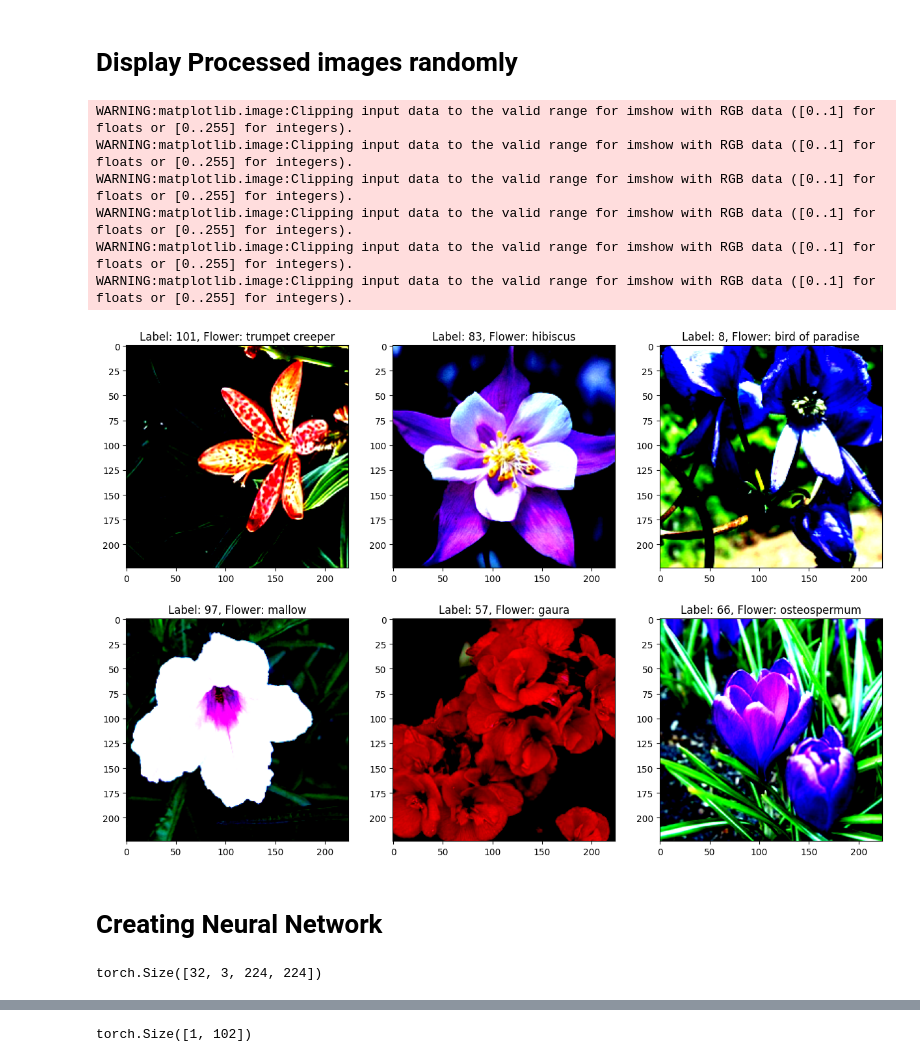
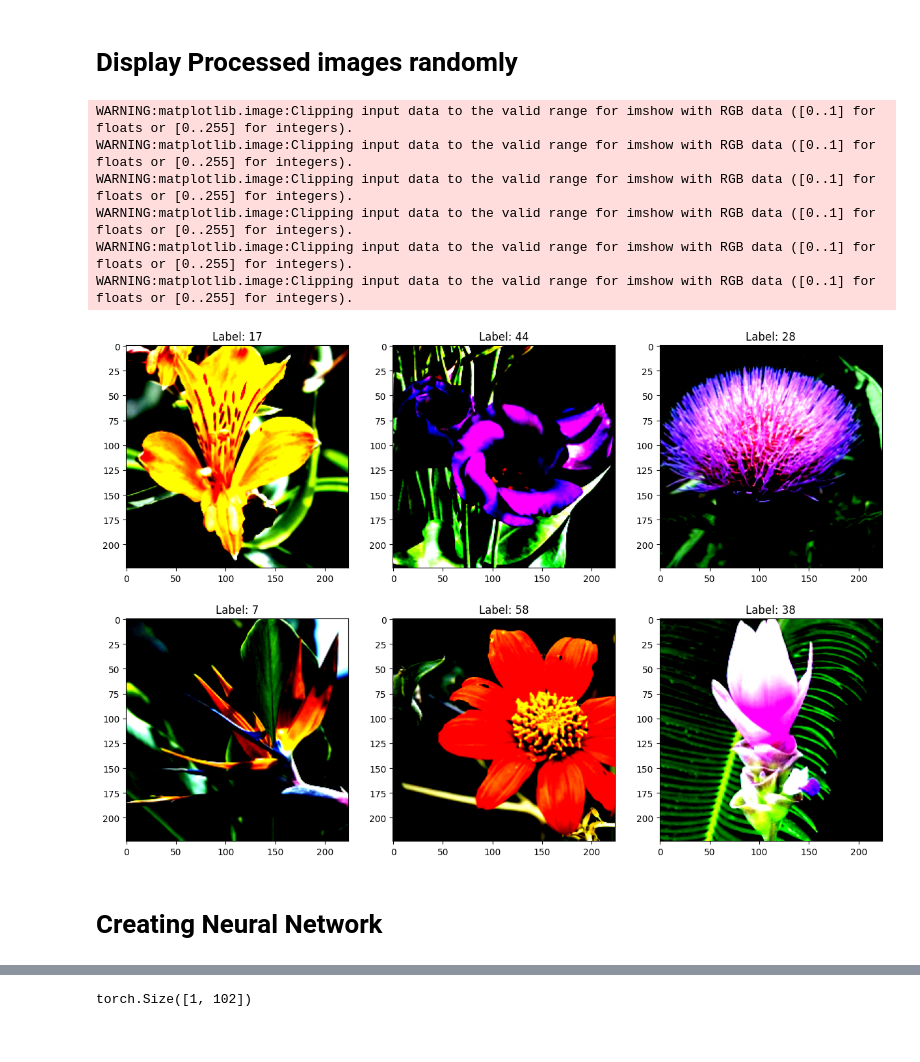
Before and after one commit to afirth03/Flowers-102-Analysed, a Jupyter notebook: IMLOExam.ipynb, the cells around one changed output, grey strips where cells are left out. Drawn from its saved outputs; the diff is of its cells as text; code cells hidden in the pictures.

```diff
--- a/IMLOExam.ipynb
+++ b/IMLOExam.ipynb
@@ -16,12 +16,18 @@ from torchvision import datasets, transforms
 from torchvision.transforms import ToTensor
 import matplotlib.pyplot as plt
 
+transform = transforms.Compose([
+    transforms.Resize(224),
+    transforms.CenterCrop(224),
+    transforms.ToTensor(),
+    transforms.Normalize([0.485, 0.456, 0.406],[0.229, 0.224, 0.225])
+])
 
 train_data = datasets.Flowers102(
     root="data",
     split="train",
     download=True,
-    transform=ToTensor()
+    transform=transform
 )
 
 trainloader = torch.utils.data.DataLoader(train_data, batch_size=32,
@@ -31,7 +37,7 @@ test_data = datasets.Flowers102(
     root="data",
     split="test",
     download=True,
-    transform=ToTensor()
+    transform=transform
 
 )
 
@@ -42,7 +48,7 @@ val_data = datasets.Flowers102(
     root="data",
     split="val",
     download=True,
-    transform=ToTensor()
+    transform=transform
 )
 
 valloader = torch.utils.data.DataLoader(val_data, batch_size=32,
@@ -134,30 +71,26 @@ new_val_loader = torch.utils.data.DataLoader(new_val_data, batch_size=32, shuffl
 # %%
 figure = plt.figure(figsize=(15, 10))
 cols, rows = 3, 2
 
 for i in range(1, cols * rows + 1):
-    sample_idx = torch.randint(len(new_train_data), size=(1,)).item()
-    img, label = new_train_data[sample_idx]
+    sample_idx = torch.randint(len(val_data), size=(1,)).item()
+    img, label = val_data[sample_idx]
     img = img.permute(1, 2, 0)
     ax = figure.add_subplot(rows, cols, i)
-    ax.set_title(f'Label: {label}, Flower: {labels_to_flower_names[label]}')
+    ax.set_title(f'Label: {label}')
     ax.axis("on")
     ax.imshow(img.squeeze(), cmap="Accent")
 plt.show()
 # %% [output]
 WARNING:matplotlib.image:Clipping input data to the valid range for imshow with RGB data ([0..1] for floats or [0..255] for integers).
 WARNING:matplotlib.image:Clipping input data to the valid range for imshow with RGB data ([0..1] for floats or [0..255] for integers).
 WARNING:matplotlib.image:Clipping input data to the valid range for imshow with RGB data ([0..1] for floats or [0..255] for integers).
 WARNING:matplotlib.image:Clipping input data to the valid range for imshow with RGB data ([0..1] for floats or [0..255] for integers).
 WARNING:matplotlib.image:Clipping input data to the valid range for imshow with RGB data ([0..1] for floats or [0..255] for integers).
 WARNING:matplotlib.image:Clipping input data to the valid range for imshow with RGB data ([0..1] for floats or [0..255] for integers).
-[figure, old version]
+[figure, new version]
 # %% [markdown]
 # Creating Neural Network
-# %%
-inputs.shape
-# %% [output]
-torch.Size([32, 3, 224, 224])
 # %%
 class CNN(nn.Module):
 
```
Also changed, not shown: parts of 8 cells of this notebook.
